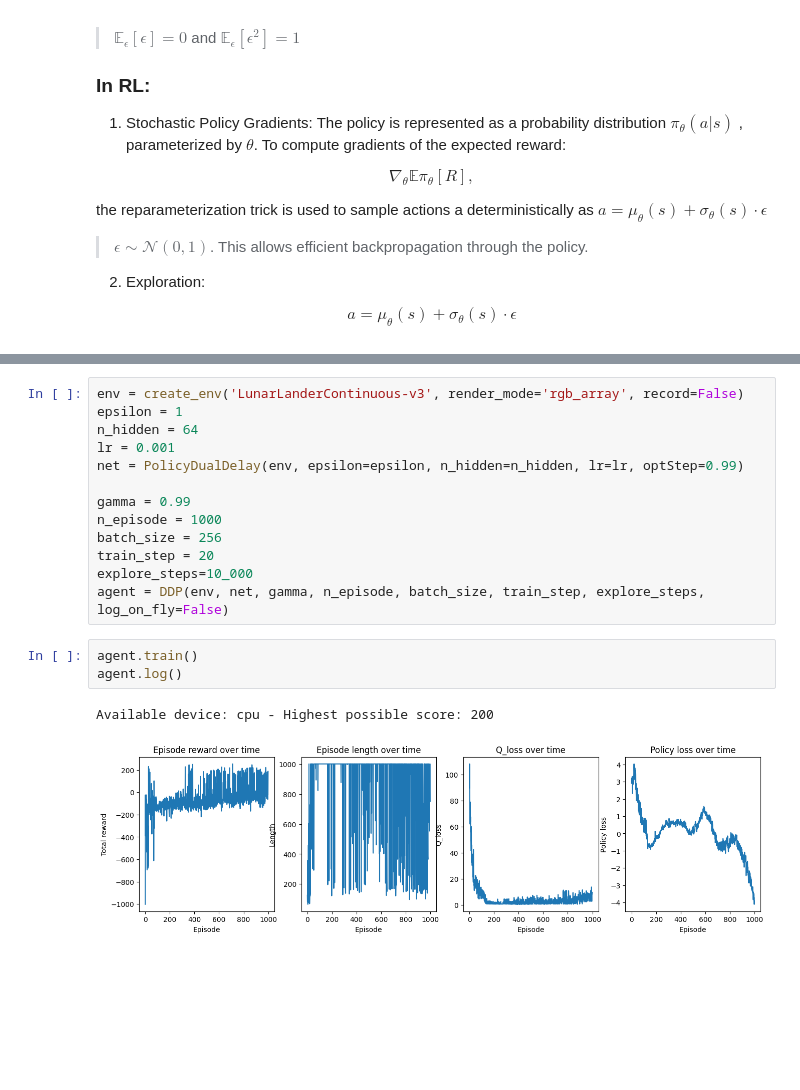
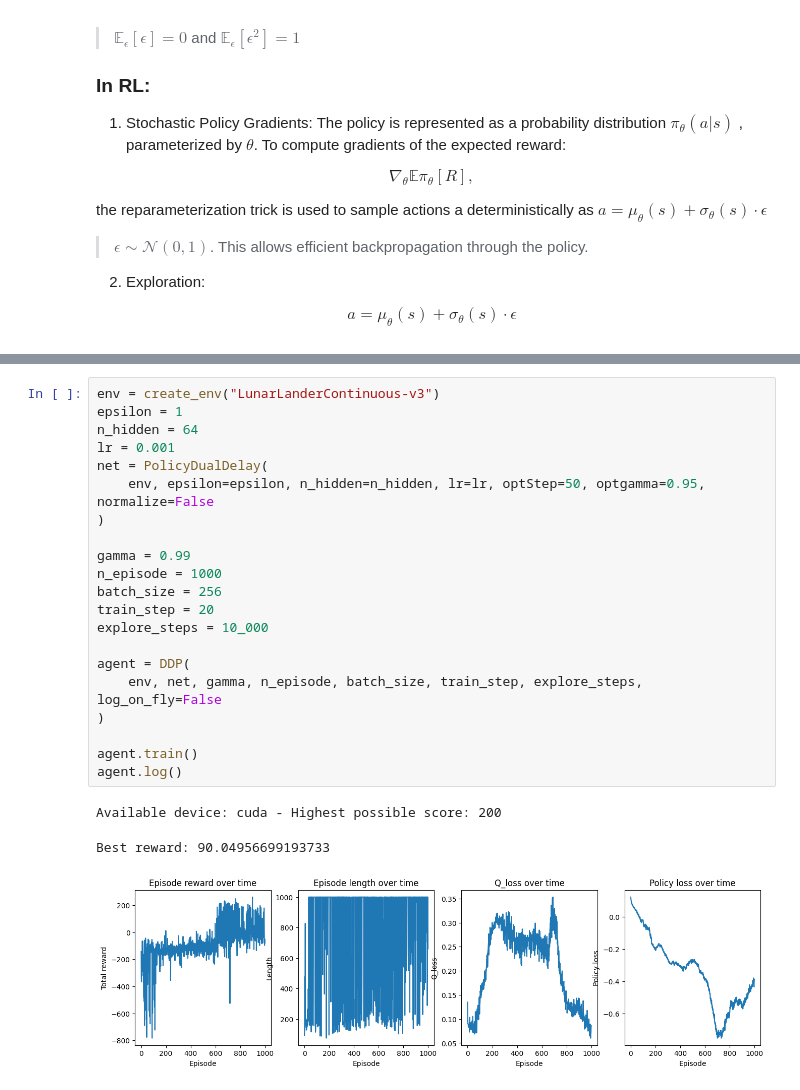
Before and after one commit to Mhddaraaa/start, a Jupyter notebook: ReinforcementLearning/12_RL_DeepDeterministicPolicy(DDP).ipynb, the cells around one changed output, grey strips where cells are left out. Cells and saved outputs as stored; diff of their text form; blank space fills up the shorter version.

```diff
--- a/ReinforcementLearning/12_RL_DeepDeterministicPolicy(DDP).ipynb
+++ b/ReinforcementLearning/12_RL_DeepDeterministicPolicy(DDP).ipynb
@@ -1261,19 +1542,25 @@ class DDP():
 # %%
-env = create_env('LunarLanderContinuous-v3', render_mode='rgb_array', record=False)
+env = create_env("LunarLanderContinuous-v3")
 epsilon = 1
 n_hidden = 64
 lr = 0.001
-net = PolicyDualDelay(env, epsilon=epsilon, n_hidden=n_hidden, lr=lr, optStep=0.99)
+net = PolicyDualDelay(
+    env, epsilon=epsilon, n_hidden=n_hidden, lr=lr, optStep=50, optgamma=0.95, normalize=False
+)
 
 gamma = 0.99
 n_episode = 1000
 batch_size = 256
 train_step = 20
-explore_steps=10_000
-agent = DDP(env, net, gamma, n_episode, batch_size, train_step, explore_steps, log_on_fly=False)
+explore_steps = 10_000
+
+agent = DDP(
+    env, net, gamma, n_episode, batch_size, train_step, explore_steps, log_on_fly=False
+)
+
+agent.train()
+agent.log()
+# %% [output]
+Available device: cuda - Highest possible score: 200
+Best reward: 90.04956699193733
+[figure, added]
-# %%
-agent.train()
-agent.log()
-# %% [output]
-Available device: cpu - Highest possible score: 200
-[figure, removed]
```
Also changed, not shown: parts of 20 cells of this notebook.
